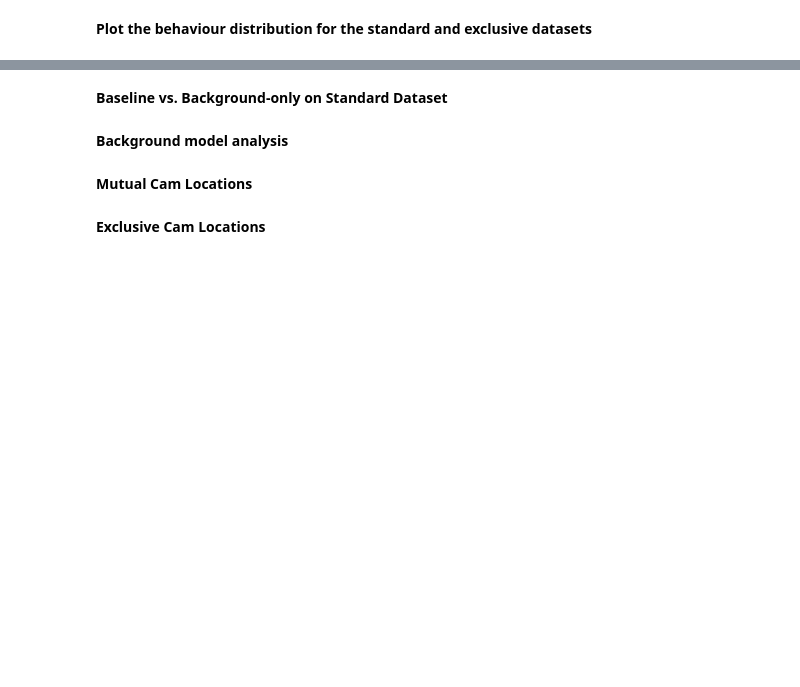
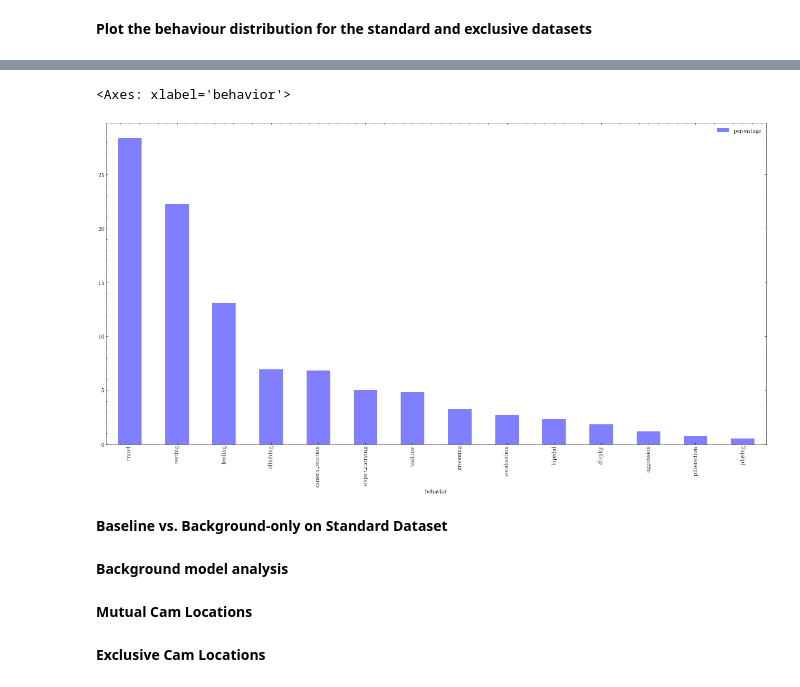
Before and after one commit to obrookes/imslowfast, a Jupyter notebook: notebooks/background_reliance.ipynb, the cells around one changed output, grey strips where cells are left out. Drawn from its saved outputs; the diff is of its cells as text; code cells hidden in the pictures; blank space fills up the shorter version.

```diff
--- a/notebooks/background_reliance.ipynb
+++ b/notebooks/background_reliance.ipynb
@@ -160,3 +143,10 @@ plt.show()
+# %%
+plot_behavior_distribution(std_tr_df, behaviours, "percentage", plot=False).plot(
+    kind="bar", x="behavior", y="percentage", color="blue", alpha=0.5, figsize=(20, 10)
+)
+# %% [output]
+<Axes: xlabel='behavior'>
+[figure, added]
 # %%
 def calculate_metrics(df, round_to=3, show_per_class=True):
     map_values = multilabel_average_precision(
```
Also changed, not shown: parts of 3 cells of this notebook, 4 other files.
